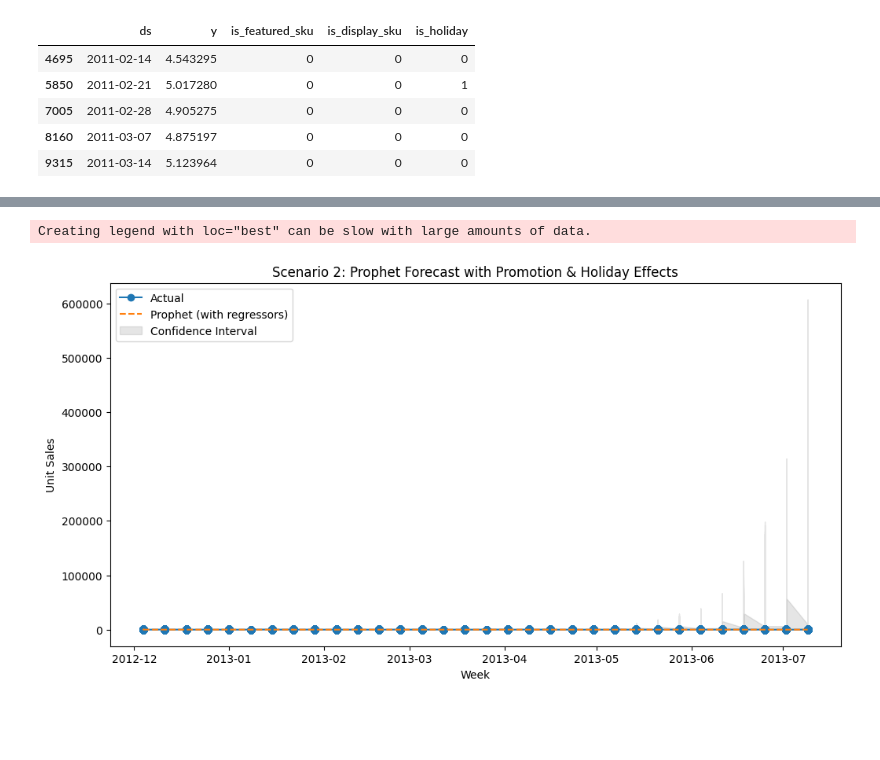
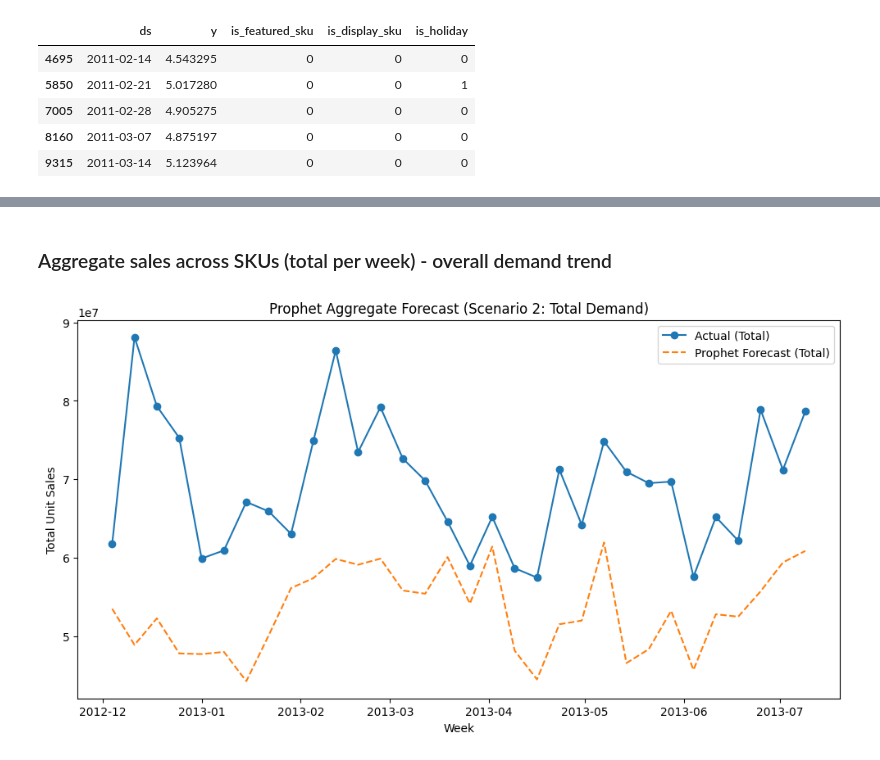
Before and after one commit to ramdular-lab/Demand-Forecasting---braxton-data, a Jupyter notebook: Demand Forecasting.ipynb, the cells around one changed output, grey strips where cells are left out. Saved outputs shown, nothing was run; the diff lists cells and outputs as text; code cells hidden in the pictures; blank space fills up the shorter version.

Commit message:
Prophet Model Implement

```diff
--- a/Demand Forecasting.ipynb
+++ b/Demand Forecasting.ipynb
@@ -1058,19 +1152,18 @@ RMSE : 68.8630
+# %% [markdown]
+### Aggregate sales across SKUs (total per week) - overall demand trend
 # %%
-# --- 10. Plot Forecast ---
+agg_df = (
+    forecast_rich.groupby('ds', as_index=False)
+    .agg({'actual_sales': 'sum', 'predicted_sales': 'sum'})
+)
+
 plt.figure(figsize=(12, 6))
-plt.plot(forecast_rich['ds'], forecast_rich['actual_sales'], label='Actual', marker='o')
-plt.plot(forecast_rich['ds'], forecast_rich['predicted_sales'], label='Prophet (with regressors)', linestyle='--')
-plt.fill_between(
-    forecast_rich['ds'],
-    np.expm1(forecast_rich['yhat_lower']),
-    np.expm1(forecast_rich['yhat_upper']),
-    color='gray', alpha=0.2, label='Confidence Interval'
-)
+plt.plot(agg_df['ds'], agg_df['actual_sales'], label='Actual (Total)', marker='o')
+plt.plot(agg_df['ds'], agg_df['predicted_sales'], label='Prophet Forecast (Total)', linestyle='--')
 plt.legend()
-plt.title("Scenario 2: Prophet Forecast with Promotion & Holiday Effects")
+plt.title("Prophet Aggregate Forecast (Scenario 2: Total Demand)")
 plt.xlabel("Week")
-plt.ylabel("Unit Sales")
+plt.ylabel("Total Unit Sales")
 plt.show()
 # %% [output]
-Creating legend with loc="best" can be slow with large amounts of data.
-[figure, old version]
+[figure, new version]
```
Also changed, not shown: parts of 15 cells of this notebook, 1 other file.
